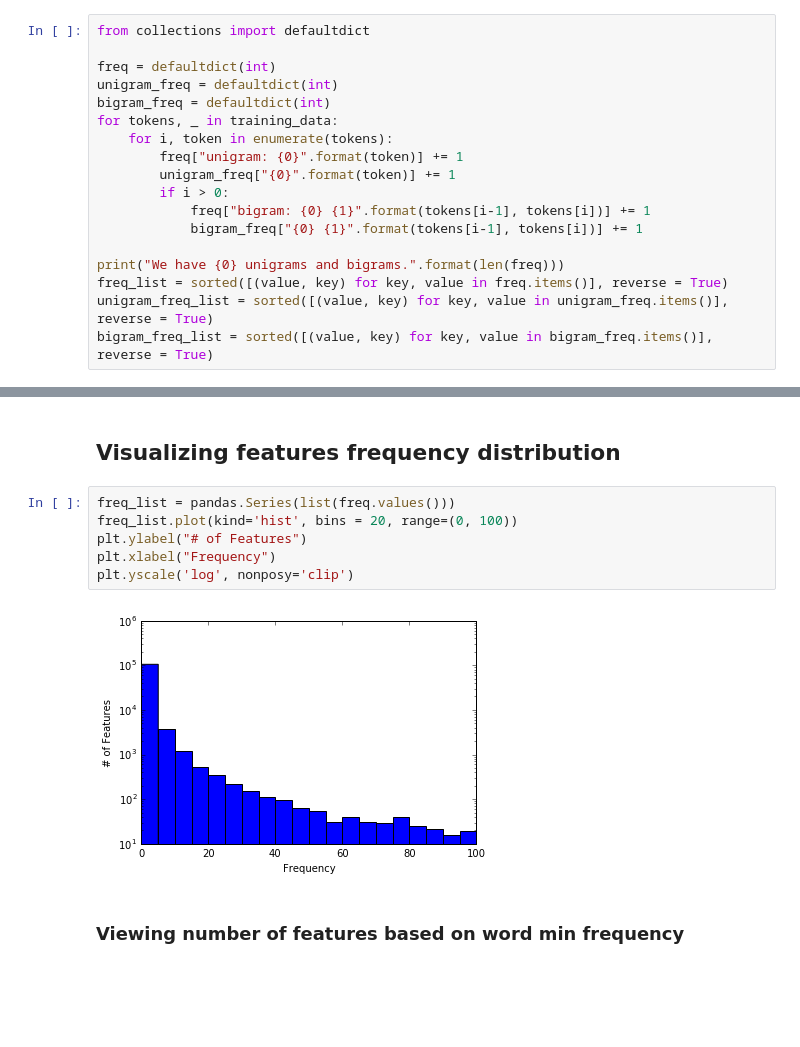
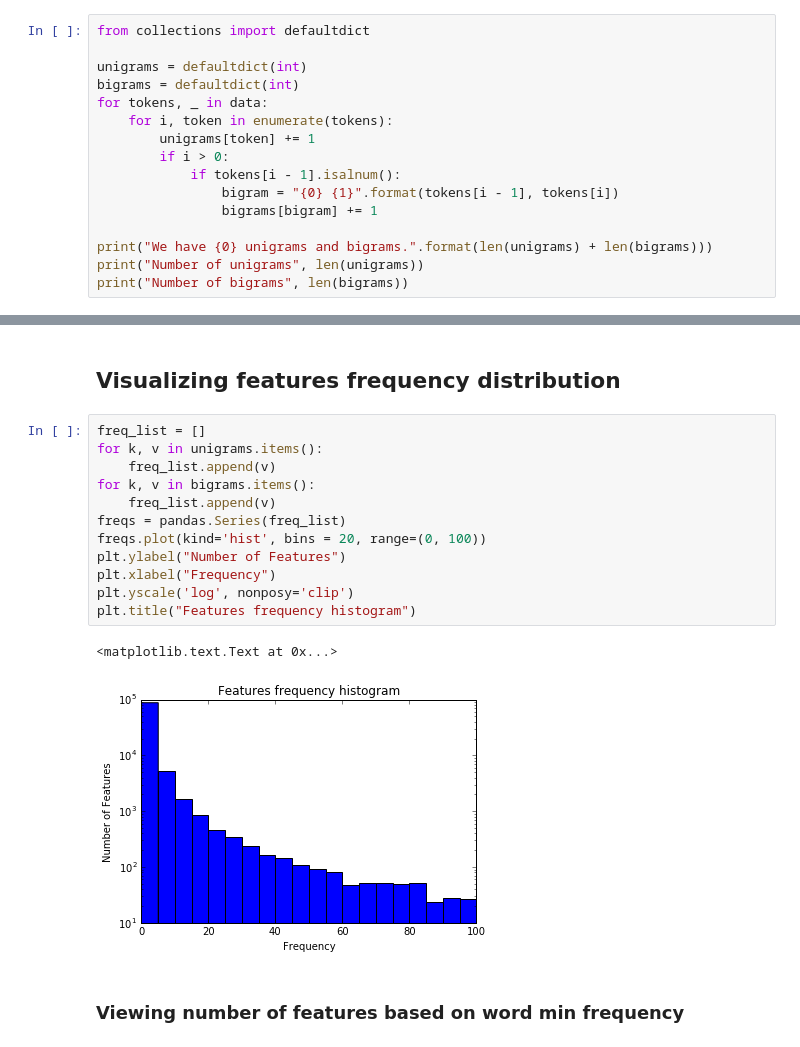
Before and after one commit to vlad-doru/master, a Jupyter notebook: TM/Dataset Exploration.ipynb, the cells around one changed output, grey strips where cells are left out. Cells and saved outputs as stored; diff of their text form; blank space fills up the shorter version.

```diff
--- a/TM/Dataset Exploration.ipynb
+++ b/TM/Dataset Exploration.ipynb
@@ -46,19 +68,17 @@ Testing sample size: 1543
 # %%
 from collections import defaultdict
 
-freq = defaultdict(int)
-unigram_freq = defaultdict(int)
-bigram_freq = defaultdict(int)
-for tokens, _ in training_data:
+unigrams = defaultdict(int)
+bigrams = defaultdict(int)
+for tokens, _ in data:
     for i, token in enumerate(tokens):
-        freq["unigram: {0}".format(token)] += 1
-        unigram_freq["{0}".format(token)] += 1
+        unigrams[token] += 1
         if i > 0:
-            freq["bigram: {0} {1}".format(tokens[i-1], tokens[i])] += 1
-            bigram_freq["{0} {1}".format(tokens[i-1], tokens[i])] += 1
+            if tokens[i - 1].isalnum():
+                bigram = "{0} {1}".format(tokens[i - 1], tokens[i])
+                bigrams[bigram] += 1
 
-print("We have {0} unigrams and bigrams.".format(len(freq)))
-freq_list = sorted([(value, key) for key, value in freq.items()], reverse = True)
-unigram_freq_list = sorted([(value, key) for key, value in unigram_freq.items()], reverse = True)
-bigram_freq_list = sorted([(value, key) for key, value in bigram_freq.items()], reverse = True)
+print("We have {0} unigrams and bigrams.".format(len(unigrams) + len(bigrams)))
+print("Number of unigrams", len(unigrams))
+print("Number of bigrams", len(bigrams))
 # %% [output]
@@ -108,13 +104,20 @@ for bigram in bigram_freq_list[:10]:
 # %% [markdown]
 ## Visualizing features frequency distribution
 # %%
-freq_list = pandas.Series(list(freq.values()))
-freq_list.plot(kind='hist', bins = 20, range=(0, 100))
-plt.ylabel("# of Features")
+freq_list = []
+for k, v in unigrams.items():
+    freq_list.append(v)
+for k, v in bigrams.items():
+    freq_list.append(v)
+freqs = pandas.Series(freq_list)
+freqs.plot(kind='hist', bins = 20, range=(0, 100))
+plt.ylabel("Number of Features")
 plt.xlabel("Frequency")
 plt.yscale('log', nonposy='clip')
+plt.title("Features frequency histogram")
 # %% [output]
+<matplotlib.text.Text at 0x...>
-[figure, old version]
+[figure, new version]
 # %% [markdown]
 ### Viewing number of features based on word min frequency
 # %%
```
Also changed, not shown: parts of 13 cells of this notebook, 3 other files.
